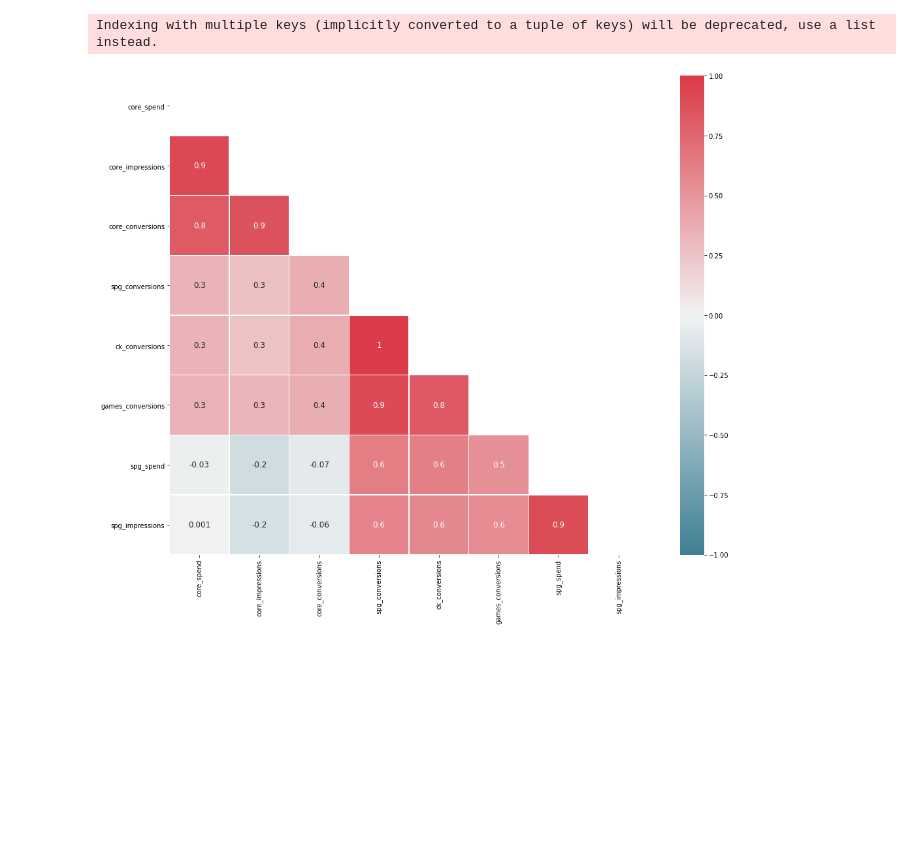
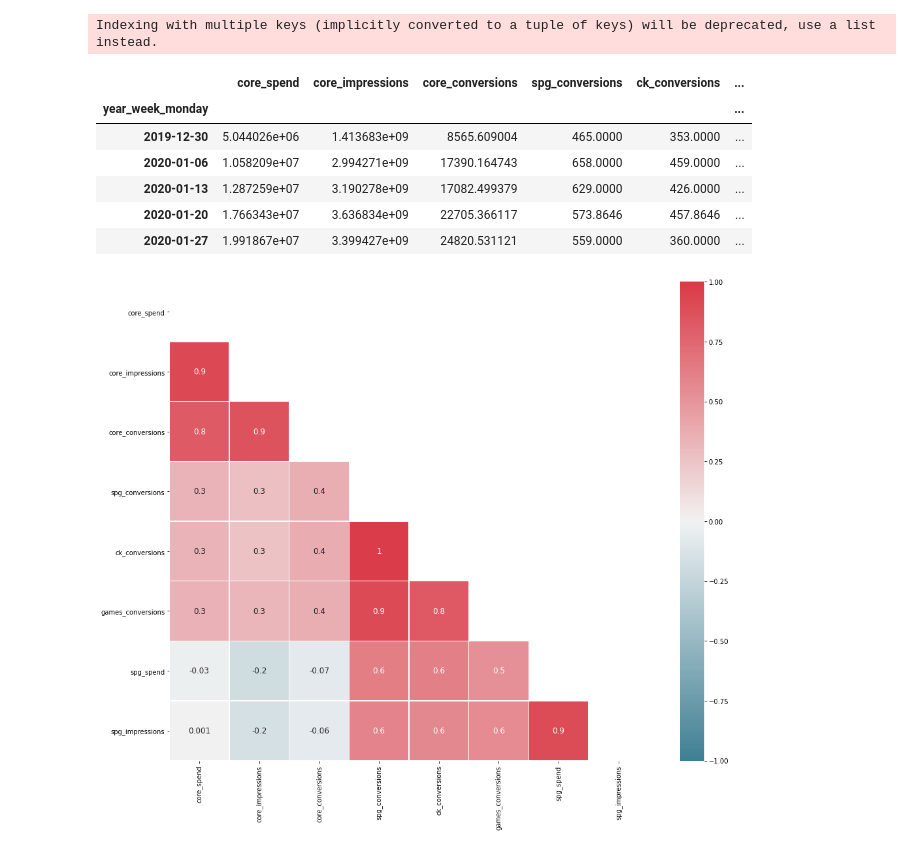
Before and after one commit to LucasCMazzotti/NYT, a Jupyter notebook: cross-sell-exploration.ipynb, the cells around one changed output. Saved outputs shown, nothing was run; the diff lists cells and outputs as text; code cells hidden in the pictures; blank space fills up the shorter version.

```diff
--- a/cross-sell-exploration.ipynb
+++ b/cross-sell-exploration.ipynb
@@ -251,6 +263,8 @@ time took: 62.87
 # %%
 #keep a copy of the original just to be safe
 df_safe = df.copy()
+# %%
+df = df_safe.copy()
 # %%
 #idk why there's duplicates but there are... so drop them
 df.drop_duplicates(inplace=True)
@@ -385,6 +381,16 @@ plt_merged = core_plt.merge(spg_df, how='left', on='year_week_monday').set_index
 
 #get rid of nulls
 plt_merged.fillna(0, inplace=True)
+# %%
+plt_merged.head()
+# %% [output]
+|  | core_spend | core_impressions | core_conversions | spg_conversions | ck_conversions | ... |
+| year_week_monday |  |  |  |  |  | ... |
+| 2019-12-30 | 5.044026e+06 | 1.413683e+09 | 8565.609004 | 465.0000 | 353.0000 | ... |
+| 2020-01-06 | 1.058209e+07 | 2.994271e+09 | 17390.164743 | 658.0000 | 459.0000 | ... |
+| 2020-01-13 | 1.287259e+07 | 3.190278e+09 | 17082.499379 | 629.0000 | 426.0000 | ... |
+| 2020-01-20 | 1.766343e+07 | 3.636834e+09 | 22705.366117 | 573.8646 | 457.8646 | ... |
+| 2020-01-27 | 1.991867e+07 | 3.399427e+09 | 24820.531121 | 559.0000 | 360.0000 | ... |
 # %%
 get_corr_matrix(plt_merged, plt_merged.columns.values, start=plt_merged.index.values.min(), end=plt_merged.index.values.max())
 # %% [output]
```
Also changed, not shown: parts of 26 cells of this notebook.
